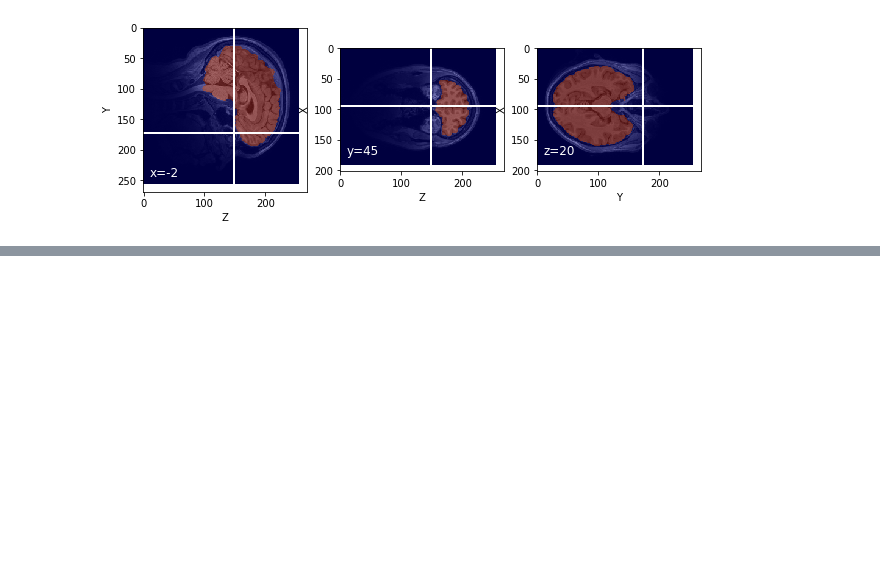
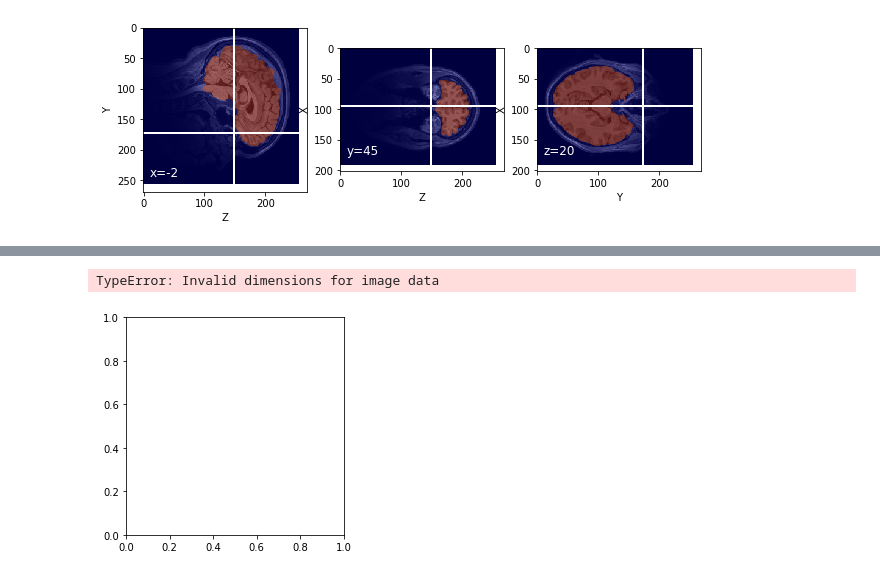
Before and after one commit to sapols/bai-book, a Jupyter notebook: content/labs/lab-image/index.ipynb, the cells around one changed output, grey strips where cells are left out. Saved outputs shown, nothing was run; the diff lists cells and outputs as text; code cells hidden in the pictures; blank space fills up the shorter version.

```diff
--- a/content/labs/lab-image/index.ipynb
+++ b/content/labs/lab-image/index.ipynb
@@ -284,0 +333,21 @@ ShowLocationWithMask(data, -2, 45, 20, mask)
+# %%
+def crop(mask, axis):
+    if axis == 'x':
+        mask_np = mask.get_fdata()
+        brain_counts = mask_np.sum((0,2))
+        brain_counts
+        startOfBrain = np.inf
+        endOfBrain = np.NINF
+
+        for i in range(0,brain_counts.shape[0]): # syntax error
+            if (brain_counts[i] != 0 and brain_counts[i-1] == 0):
+                startOfBrain = i
+            elif (brain_counts[i] != 0 and brain_counts[i+1] == 0):
+                endOfBrain = i
+
+        plt.imshow(data.get_fdata()[startOfBrain:endOfBrain,:,:], 'gray', interpolation='none')
+
+crop(mask, 'x')
+# %% [output]
+TypeError: Invalid dimensions for image data
+[figure, added]
```
Also changed, not shown: parts of 8 cells of this notebook.
